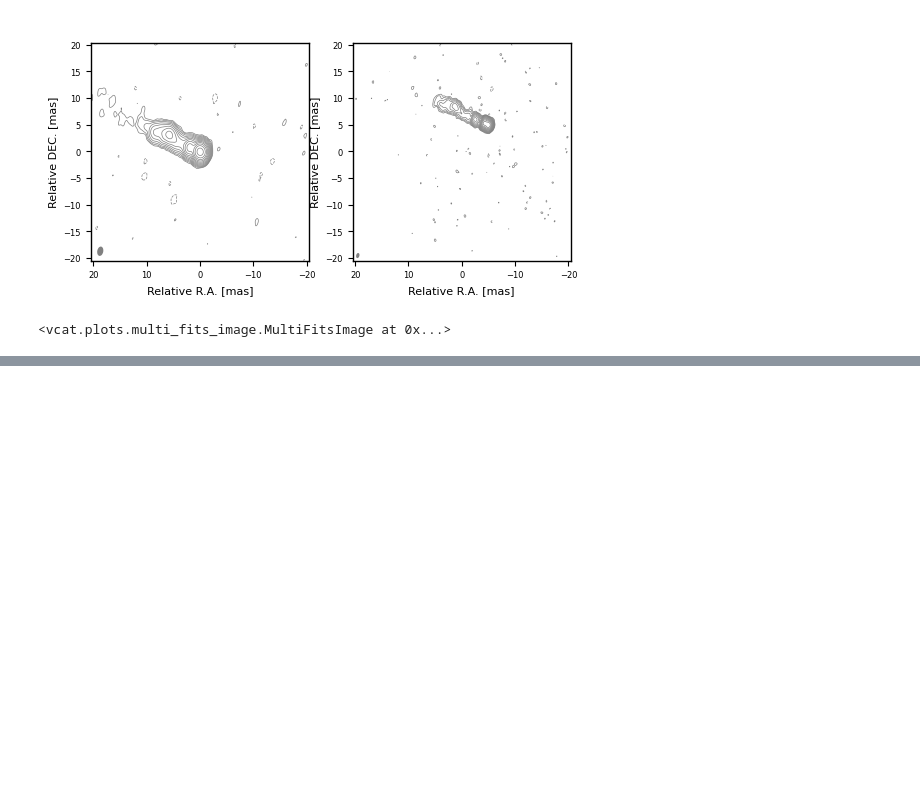
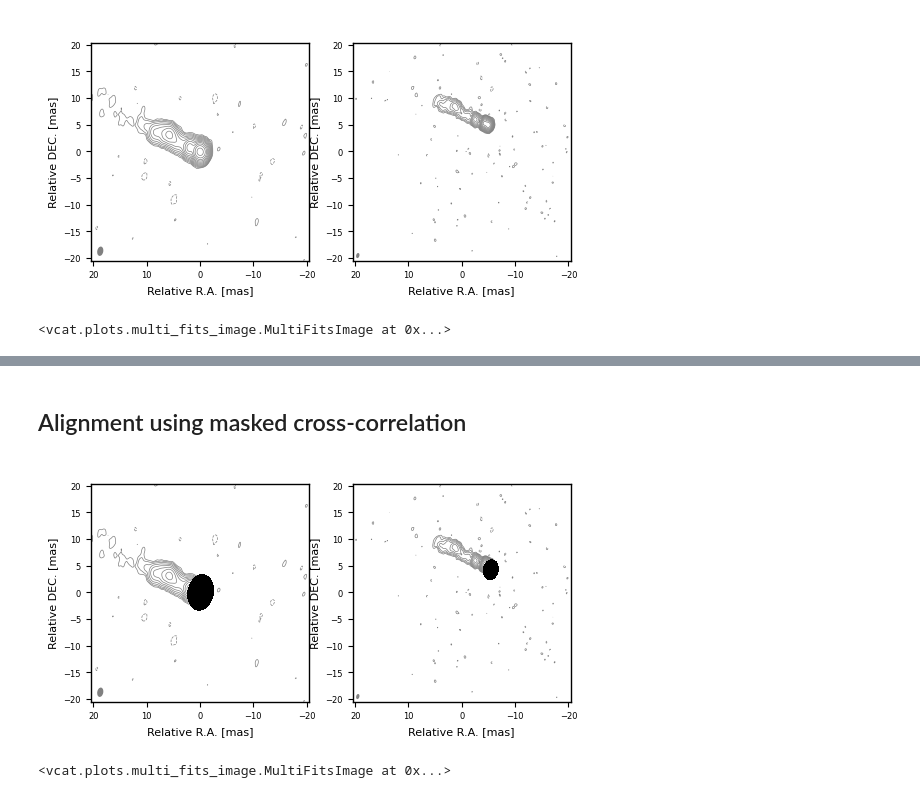
Before and after one commit to mpifr-vlbi/VCAT, a Jupyter notebook: examples/Alignment.ipynb, the cells around one changed output, grey strips where cells are left out. Cells and saved outputs as stored; diff of their text form; code cells hidden in the pictures; blank space fills up the shorter version.

```diff
--- a/examples/Alignment.ipynb
+++ b/examples/Alignment.ipynb
@@ -50,0 +79,43 @@ data_aligned.plot()
+# %% [markdown]
+## Alignment using masked cross-correlation
+# %%
+#Load the data again
+#This is a U-band image which was already shifted by -5,5 manually
+data_shifted=ImageData("../dataset_example/3C111_U_shifted/3C111_2014-05-08_15GHz.fits",
+        uvf_file="../dataset_example/3C111_U_shifted/3C111_2014-05-08_15GHz.uvf")
+
+#The second dataset is a regular X band image
+dataX=ImageData("../dataset_example/3C111_X_2014_05_08/3C111_X_2014_05_08.fits",
+        uvf_file="../dataset_example/3C111_X_2014_05_08/3C111_X_2014_05_08.uvf")
+
+#We will mask the core region in both images with elliptical masks
+e_maj = 4
+e_min = 3
+e_pa = -10
+e_xoffset = -5.32
+e_yoffset = 4.28
+args_shifted = {
+    "e_args":[e_maj,e_min,e_pa],
+    "e_xoffset":e_xoffset,
+    "e_yoffset":e_yoffset
+    }
+e_maj = 7
+e_min = 5
+e_pa = -10
+e_xoffset = 0
+e_yoffset = 0
+args_X = {
+    "e_args":[e_maj,e_min,e_pa],
+    "e_xoffset":e_xoffset,
+    "e_yoffset":e_yoffset
+    }
+
+data_shifted.masking(mask_type="ellipse", args=args_shifted)
+dataX.masking(mask_type="ellipse", args=args_X)
+
+#And plot the images with the masks applied to check them
+im_cube=ImageCube([data_shifted,dataX])
+im_cube.plot(plot_mask=True)
+# %% [output]
+[figure, added]
+<vcat.plots.multi_fits_image.MultiFitsImage at 0x...>
```
Also changed, not shown: parts of 16 cells of this notebook, 2 other files.
